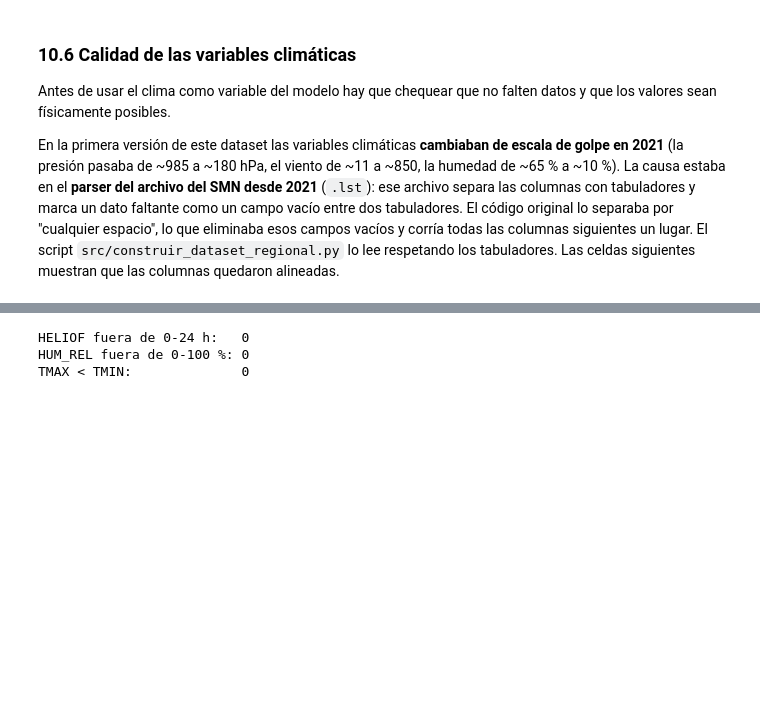
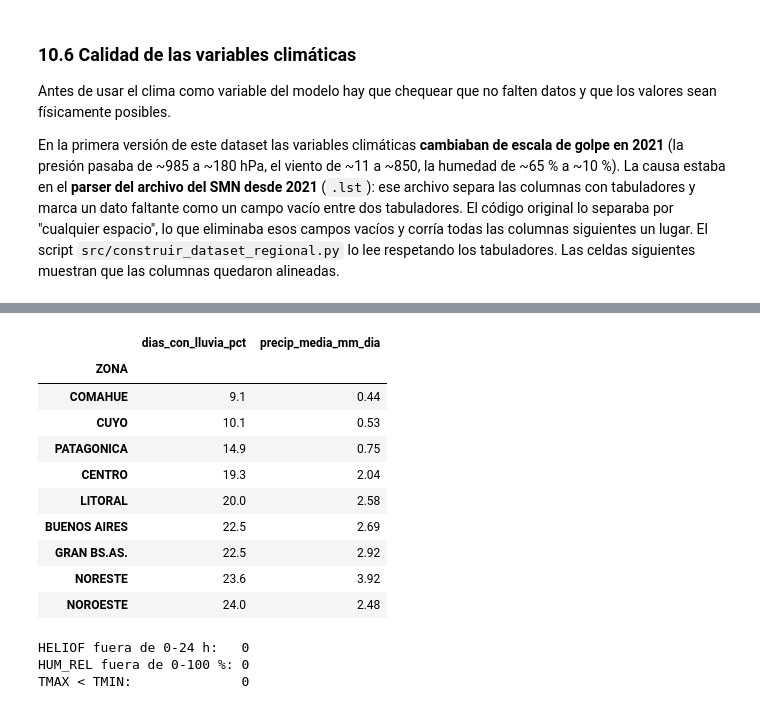
Before and after one commit to ElMejorGrupo4/2-da-Pre-entrega-, a Jupyter notebook: notebooks/01_eda_inicial.ipynb, the cells around one changed output, grey strips where cells are left out. Saved outputs shown, nothing was run; the diff lists cells and outputs as text; code cells hidden in the pictures; blank space fills up the shorter version.

```diff
--- a/notebooks/01_eda_inicial.ipynb
+++ b/notebooks/01_eda_inicial.ipynb
@@ -719,3 +719,23 @@ df_region.groupby("ZONA")[clima].apply(lambda g: g.isna().sum())
+# %%
+# control de coherencia de PRECIP: el porcentaje de días con lluvia tiene que seguir el clima de cada región
+# (más lluvioso en el NEA y la zona pampeana, más seco en Cuyo y Comahue)
+lluvia = df_region.assign(LLUEVE=df_region["PRECIP"] > 0).groupby("ZONA").agg(
+    dias_con_lluvia_pct=("LLUEVE", lambda x: round(x.mean() * 100, 1)),
+    precip_media_mm_dia=("PRECIP", lambda x: round(x.mean(), 2)),
+)
+lluvia.sort_values("dias_con_lluvia_pct")
+# %% [output]
+|  | dias_con_lluvia_pct | precip_media_mm_dia |
+| ZONA |  |  |
+| COMAHUE | 9.1 | 0.44 |
+| CUYO | 10.1 | 0.53 |
+| PATAGONICA | 14.9 | 0.75 |
+| CENTRO | 19.3 | 2.04 |
+| LITORAL | 20.0 | 2.58 |
+| BUENOS AIRES | 22.5 | 2.69 |
+| GRAN BS.AS. | 22.5 | 2.92 |
+| NORESTE | 23.6 | 3.92 |
+| NOROESTE | 24.0 | 2.48 |
 # %%
 # valores imposibles: el día tiene 24 h de sol como máximo, la humedad relativa va de 0 a 100 %
 # y la temperatura máxima no puede ser menor a la mínima
```
Also changed, not shown: parts of 6 cells of this notebook, 8 other files.
